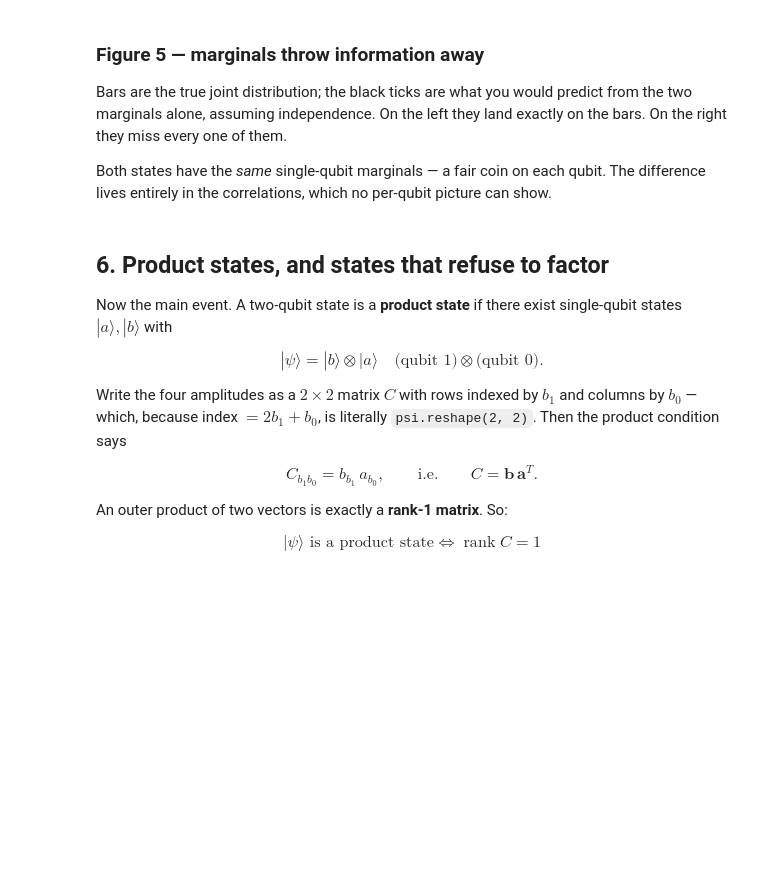
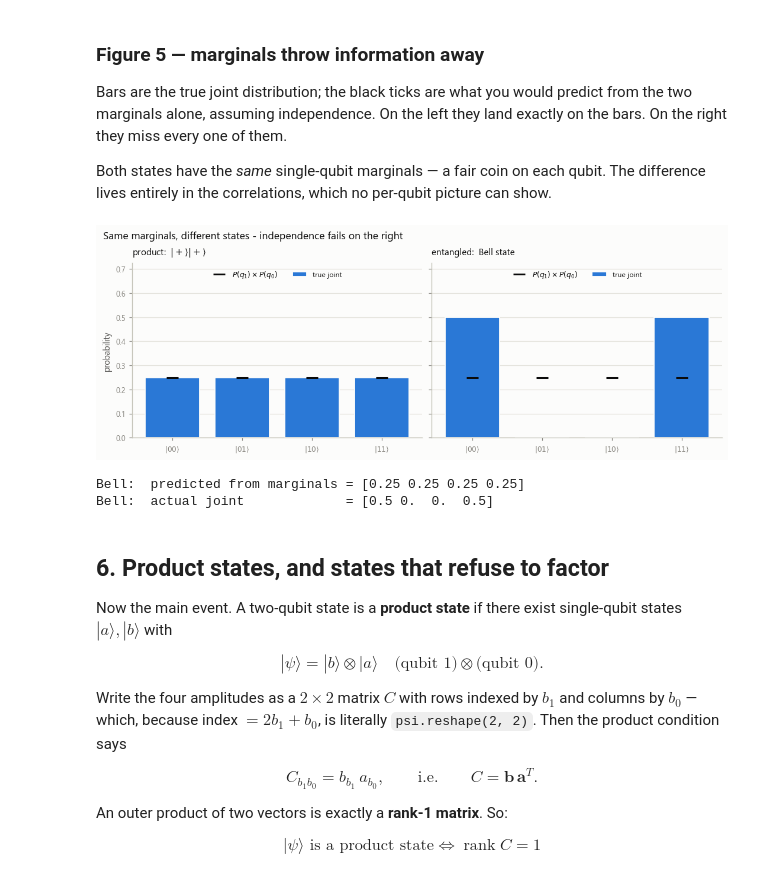
Before and after one commit to thompgt/quantum-under-the-hood, a Jupyter notebook: notebooks/A05_Tensor_Products.ipynb, the cells around one changed output. Drawn from its saved outputs; the diff is of its cells as text; code cells hidden in the pictures; blank space fills up the shorter version.

```diff
--- a/notebooks/A05_Tensor_Products.ipynb
+++ b/notebooks/A05_Tensor_Products.ipynb
@@ -616,25 +675,31 @@ show.
 # %%
 fig, axes = plt.subplots(1, 2, figsize=(9.6, 3.5), sharey=True)
 for ax, (name, st) in zip(axes, [("product:  " + grid.ket("+") + grid.ket("+"), prod),
                                  ("entangled:  Bell state", bell)]):
     m0, m1 = marginal(st, 0, 2), marginal(st, 1, 2)
     joint = np.abs(st) ** 2
     # little-endian: index = 2*b1 + b0, so the outer product is m1 (rows) x m0 (cols)
     predicted = np.outer(m1, m0).ravel()
     grid.prob_bars(ax, joint, analytic=predicted, labels=["00", "01", "10", "11"],
                    ymax_pad=1.45)
     ax.set_title(name, loc="left", fontsize=10)
-    h, _ = ax.get_legend_handles_labels()
-    ax.legend(h, ["true joint", r"$P(q_1)\times P(q_0)$"], loc="upper center",
-              ncol=2, fontsize=8)
+    # prob_bars labels its artists "measured"/"analytic"; matplotlib returns
+    # lines before patches, so map by NAME rather than by position.
+    rename = {"measured": "true joint", "analytic": r"$P(q_1)\times P(q_0)$"}
+    h, lab = ax.get_legend_handles_labels()
+    ax.legend(h, [rename[x] for x in lab], loc="upper center", ncol=2, fontsize=8)
 axes[1].set_ylabel("")
 fig.suptitle("Same marginals, different states - independence fails on the right",
              x=0.005, ha="left", fontsize=11.5)
 plt.show()
 
 print("Bell:  predicted from marginals =", np.round(np.outer(marginal(bell, 1, 2),
                                                              marginal(bell, 0, 2)).ravel(), 4))
 print("Bell:  actual joint             =", np.round(np.abs(bell) ** 2, 4))
+# %% [output]
+[figure, added]
+Bell:  predicted from marginals = [0.25 0.25 0.25 0.25]
+Bell:  actual joint             = [0.5 0.  0.  0.5]
 # %% [markdown]
 ## 6. Product states, and states that refuse to factor
 
```
Also changed, not shown: parts of 14 cells of this notebook, 1 other file.
